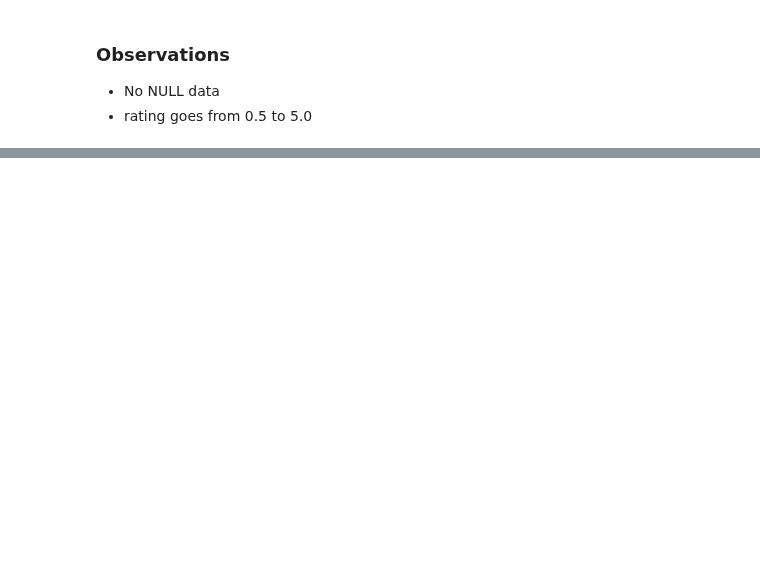
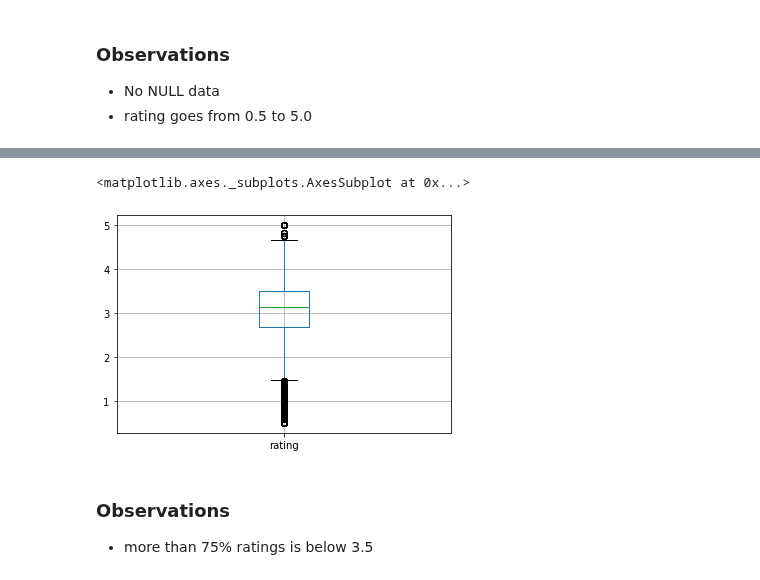
Before and after one commit to Vikas-KM/machine-learning, a Jupyter notebook: ML_Projects/Movie Recommendation System/Movie_Recommendation_using_Naive_Bayes_Algorithm.ipynb, the cells around one changed output, grey strips where cells are left out. Drawn from its saved outputs; the diff is of its cells as text; code cells hidden in the pictures; blank space fills up the shorter version.

```diff
--- a/ML_Projects/Movie Recommendation System/Movie_Recommendation_using_Naive_Bayes_Algorithm.ipynb
+++ b/ML_Projects/Movie Recommendation System/Movie_Recommendation_using_Naive_Bayes_Algorithm.ipynb
@@ -451,0 +529,3 @@ Name: rating, dtype: int64
+# %%
+df_ratings.drop('timestamp', axis=1, inplace=True)
+df_ratings.head()
@@ -451,0 +583,4 @@ Name: rating, dtype: int64
+# %%
+df_rating_movie = df_ratings.groupby('movieId').mean()['rating']
+df_rating_movie = pd.DataFrame(df_rating_movie, columns=['rating']).reset_index()
+df_rating_movie.head()
@@ -451,0 +594,8 @@ Name: rating, dtype: int64
+# %%
+df_rating_movie.boxplot('rating')
+# %% [output]
+<matplotlib.axes._subplots.AxesSubplot at 0x...>
+[figure, added]
+# %% [markdown]
+### Observations
+- more than 75% ratings is below 3.5
```
Also changed, not shown: parts of 30 cells of this notebook.
